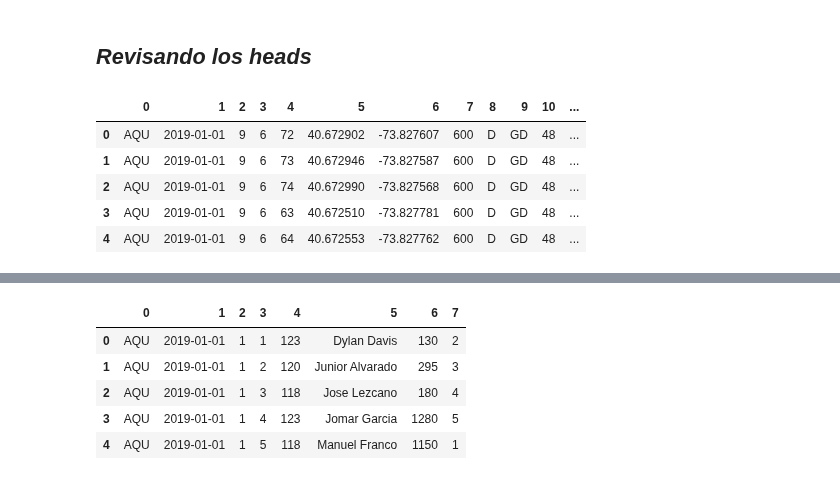
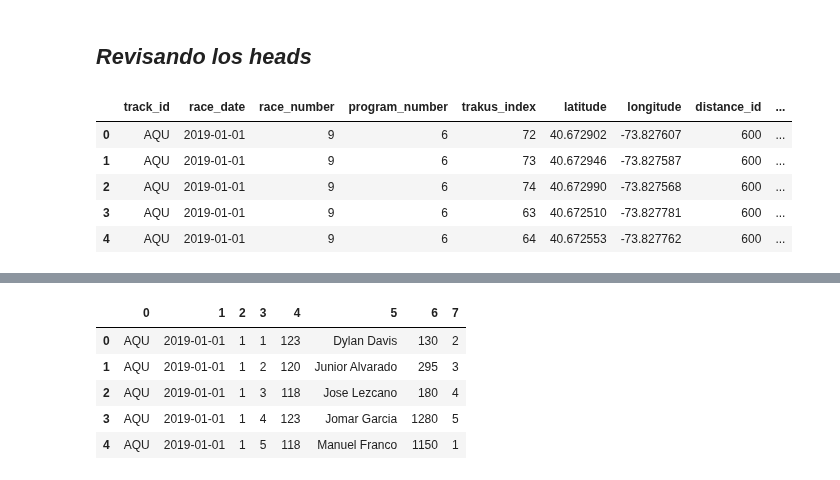
Before and after one commit to jsebastianquiroga/Big_Data-_Derby_2022_SI, a Jupyter notebook: Notebooks/Sistemas_Inteligentes.ipynb, the cells around one changed output, grey strips where cells are left out. Drawn from its saved outputs; the diff is of its cells as text; code cells hidden in the pictures.

```diff
--- a/Notebooks/Sistemas_Inteligentes.ipynb
+++ b/Notebooks/Sistemas_Inteligentes.ipynb
@@ -73,14 +73,18 @@ nyra_tracking  = pd.read_csv("nyra_tracking_table.csv", header=None, nrows=10)
 # %% [markdown]
 ## ***Revisando los heads***
+# %%
+nyra_2019.columns = ['track_id', 'race_date', 'race_number', 'program_number', 'trakus_index', 'latitude', 'longitude','distance_id', 'course_type',
+                     'track_condition', 'run_up_distance', 'race_type', 'purse', 'post_time', 'weight_carried', 'jockey', 'odds', 'position_at_finish']
+nyra_2019.head()
+# %% [output]
+|  | track_id | race_date | race_number | program_number | trakus_index | latitude | longitude | distance_id | ... |
+| 0 | AQU | 2019-01-01 | 9 | 6 | 72 | 40.672902 | -73.827607 | 600 | ... |
+| 1 | AQU | 2019-01-01 | 9 | 6 | 73 | 40.672946 | -73.827587 | 600 | ... |
+| 2 | AQU | 2019-01-01 | 9 | 6 | 74 | 40.672990 | -73.827568 | 600 | ... |
+| 3 | AQU | 2019-01-01 | 9 | 6 | 63 | 40.672510 | -73.827781 | 600 | ... |
+| 4 | AQU | 2019-01-01 | 9 | 6 | 64 | 40.672553 | -73.827762 | 600 | ... |
 # %%
-nyra_2019.head()
+nyra_2019.head[]
-# %% [output]
-|  | 0 | 1 | 2 | 3 | 4 | 5 | 6 | 7 | 8 | 9 | 10 | ... |
-| 0 | AQU | 2019-01-01 | 9 | 6 | 72 | 40.672902 | -73.827607 | 600 | D | GD | 48 | ... |
-| 1 | AQU | 2019-01-01 | 9 | 6 | 73 | 40.672946 | -73.827587 | 600 | D | GD | 48 | ... |
-| 2 | AQU | 2019-01-01 | 9 | 6 | 74 | 40.672990 | -73.827568 | 600 | D | GD | 48 | ... |
-| 3 | AQU | 2019-01-01 | 9 | 6 | 63 | 40.672510 | -73.827781 | 600 | D | GD | 48 | ... |
-| 4 | AQU | 2019-01-01 | 9 | 6 | 64 | 40.672553 | -73.827762 | 600 | D | GD | 48 | ... |
 # %%
 nyra_tracking.head()
 # %% [output]
```
Also changed, not shown: parts of 3 cells of this notebook.
